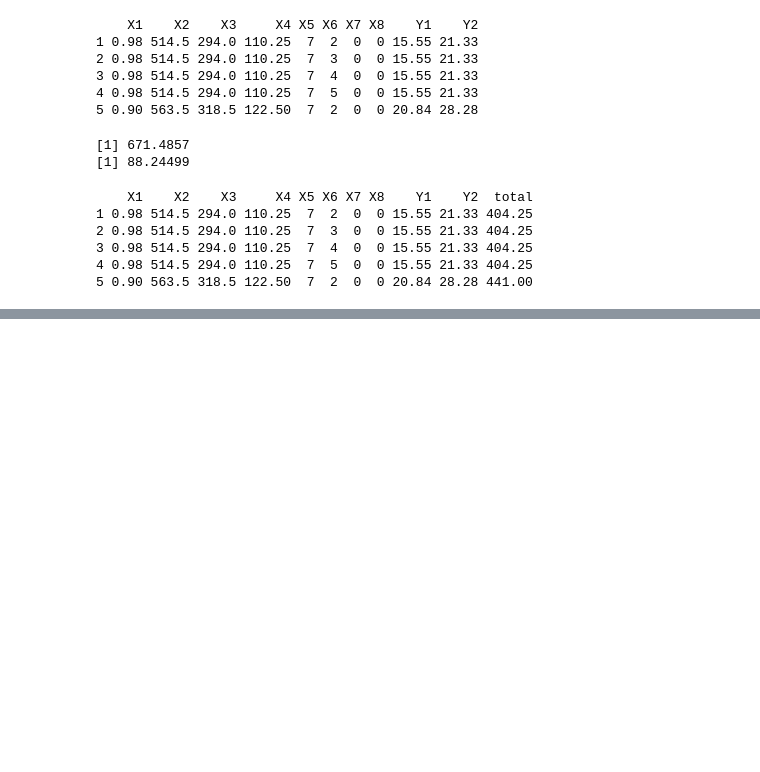
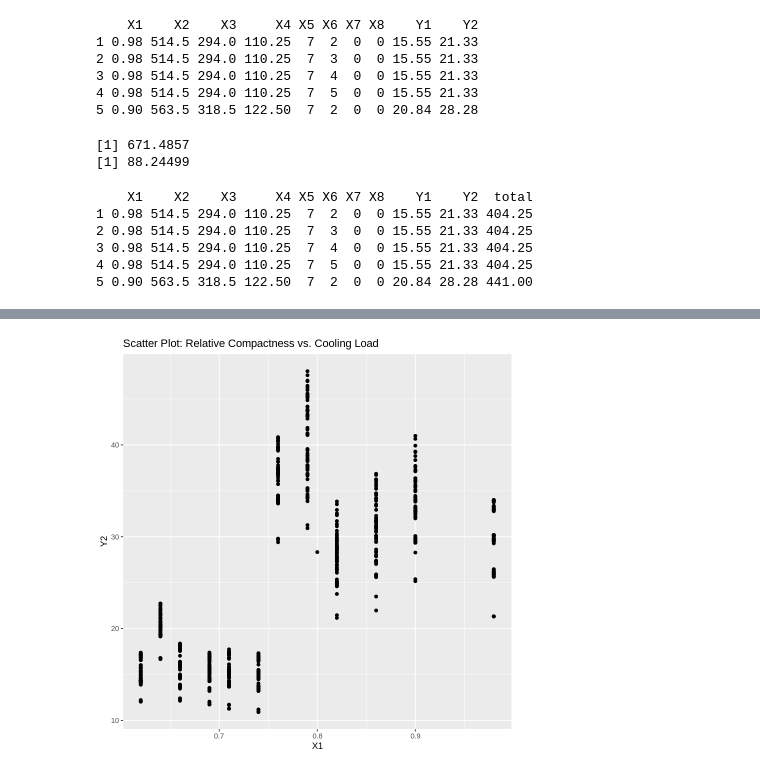
Before and after one commit to venugi-perera/database_cw, a Jupyter notebook: DB_CW_Q1.ipynb, the cells around one changed output, grey strips where cells are left out. Cells and saved outputs as stored; diff of their text form; code cells hidden in the pictures; blank space fills up the shorter version.

```diff
--- a/DB_CW_Q1.ipynb
+++ b/DB_CW_Q1.ipynb
@@ -332,0 +466,7 @@ print(head(data, n = 5))
+# %%
+scatter_plot2 <- ggplot(data, aes(x = X1, y = Y2)) +
+  geom_point() +
+  labs(title = "Scatter Plot: Relative Compactness vs. Cooling Load")
+scatter_plot2
+# %% [output]
+[figure, added]
```
Also changed, not shown: parts of 14 cells of this notebook.
